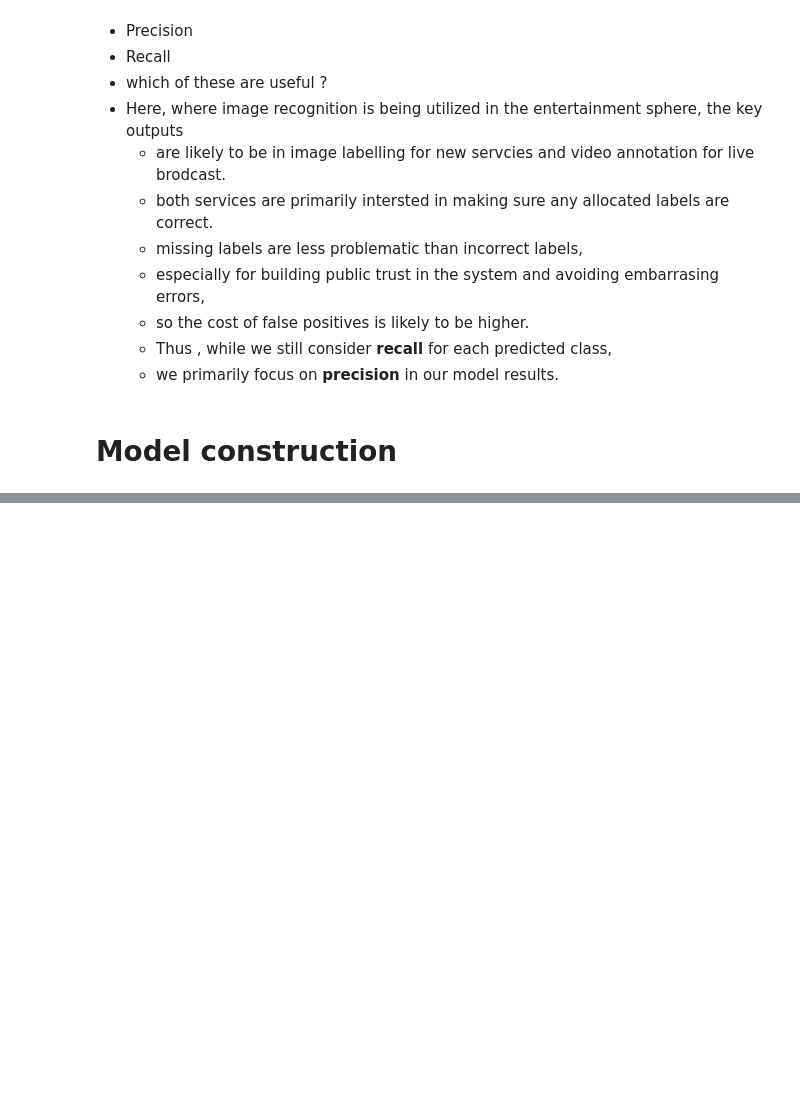
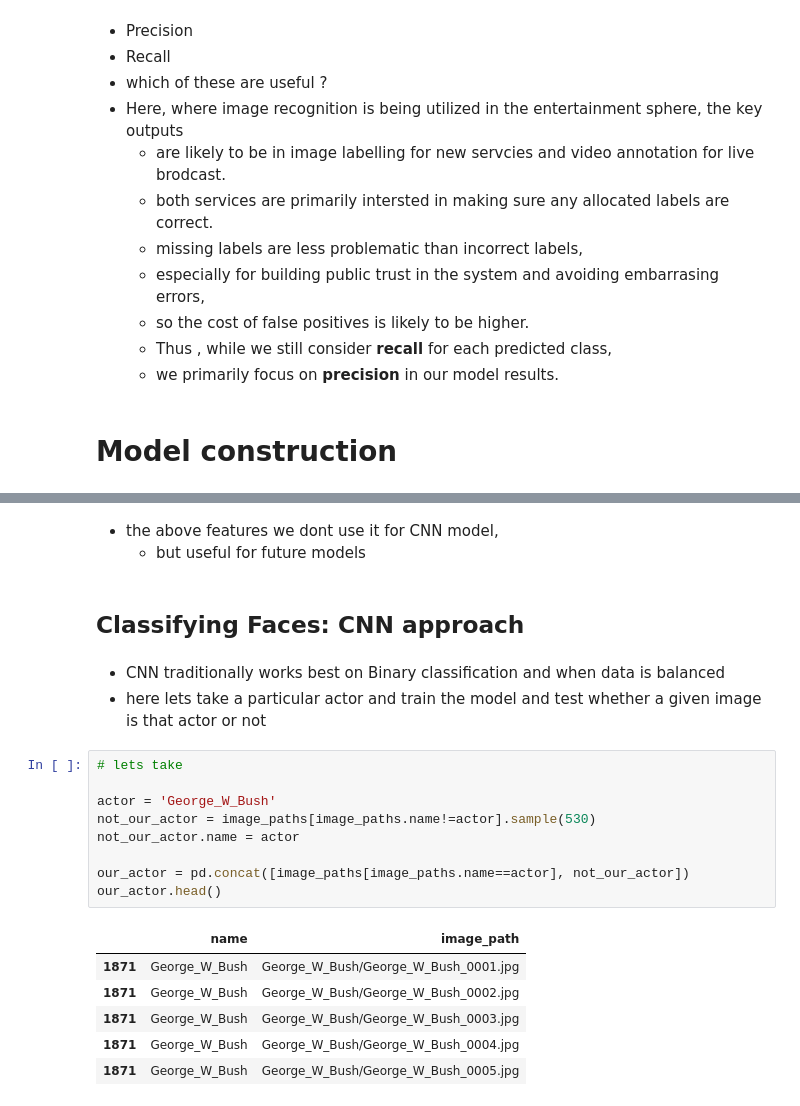
Before and after one commit to indhra/Face_recognition_CNN, a Jupyter notebook: Face_recognition_using_CNN.ipynb, the cells around one changed output, grey strips where cells are left out. Cells and saved outputs as stored; diff of their text form; blank space fills up the shorter version.

```diff
--- a/Face_recognition_using_CNN.ipynb
+++ b/Face_recognition_using_CNN.ipynb
@@ -227,0 +291,24 @@ plt.imshow(img)
+# %% [markdown]
+* the above features we dont use it for CNN model,
+  * but useful for future models
+# %% [markdown]
+## Classifying Faces: CNN approach
+# %% [markdown]
+* CNN traditionally works best on Binary classification and when data is balanced
+* here lets take a particular actor and train the model and test whether a given image is that actor or not
+# %%
+# lets take
+
+actor = 'George_W_Bush'
+not_our_actor = image_paths[image_paths.name!=actor].sample(530)
+not_our_actor.name = actor
+
+our_actor = pd.concat([image_paths[image_paths.name==actor], not_our_actor])
+our_actor.head()
+# %% [output]
+|  | name | image_path |
+| 1871 | George_W_Bush | George_W_Bush/George_W_Bush_0001.jpg |
+| 1871 | George_W_Bush | George_W_Bush/George_W_Bush_0002.jpg |
+| 1871 | George_W_Bush | George_W_Bush/George_W_Bush_0003.jpg |
+| 1871 | George_W_Bush | George_W_Bush/George_W_Bush_0004.jpg |
+| 1871 | George_W_Bush | George_W_Bush/George_W_Bush_0005.jpg |
```
Also changed, not shown: parts of 12 cells of this notebook.
